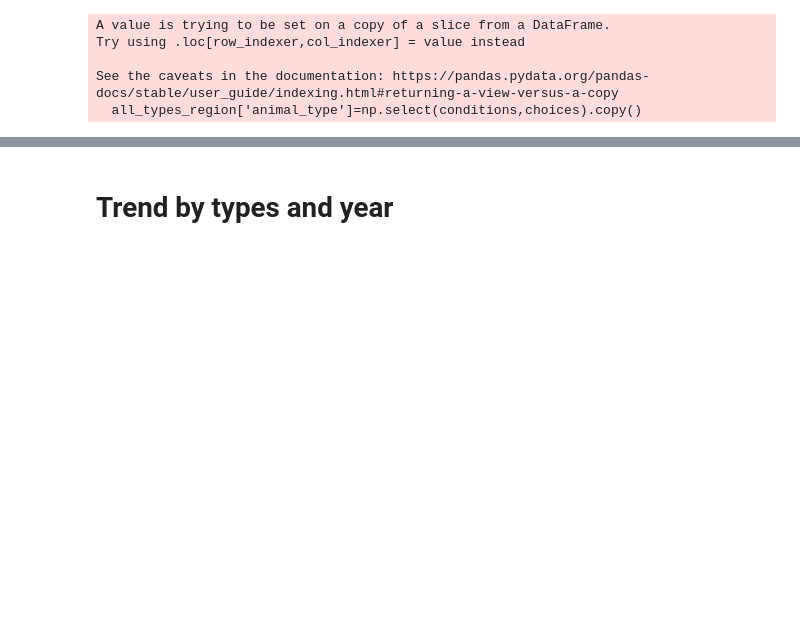
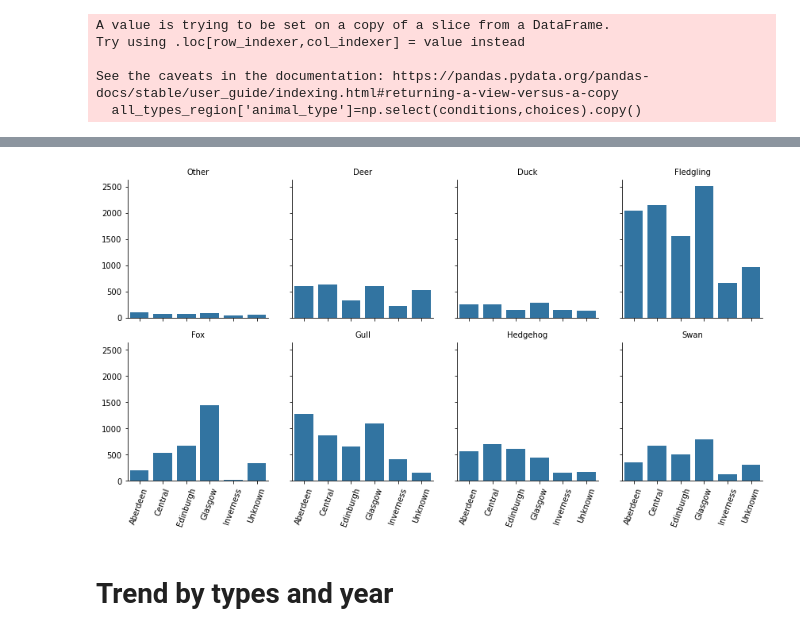
Before and after one commit to vpetrova13/final_project_VM, a Jupyter notebook: analysis_and_documentation/wildlife_analysis.ipynb, the cells around one changed output, grey strips where cells are left out. Drawn from its saved outputs; the diff is of its cells as text; code cells hidden in the pictures; blank space fills up the shorter version.

```diff
--- a/analysis_and_documentation/wildlife_analysis.ipynb
+++ b/analysis_and_documentation/wildlife_analysis.ipynb
@@ -313,3 +296,10 @@ s_type.set_titles('{col_name}')
+# %%
+s_type=sns.FacetGrid(all_types_region, col='animal_type', col_wrap=4)
+s_type.map_dataframe(sns.barplot, x='CALL_REGION', y='reason_for_call',ci = False)
+s_type.set_titles('{col_name}')
+[plt.setp(ax.get_xticklabels(), rotation=70) for ax in s_type.axes.flat];
+# %% [output]
+[figure, added]
 # %% [markdown]
 # Trend by types and year
 # %%
```
Also changed, not shown: parts of 21 cells of this notebook, 1 other file.
